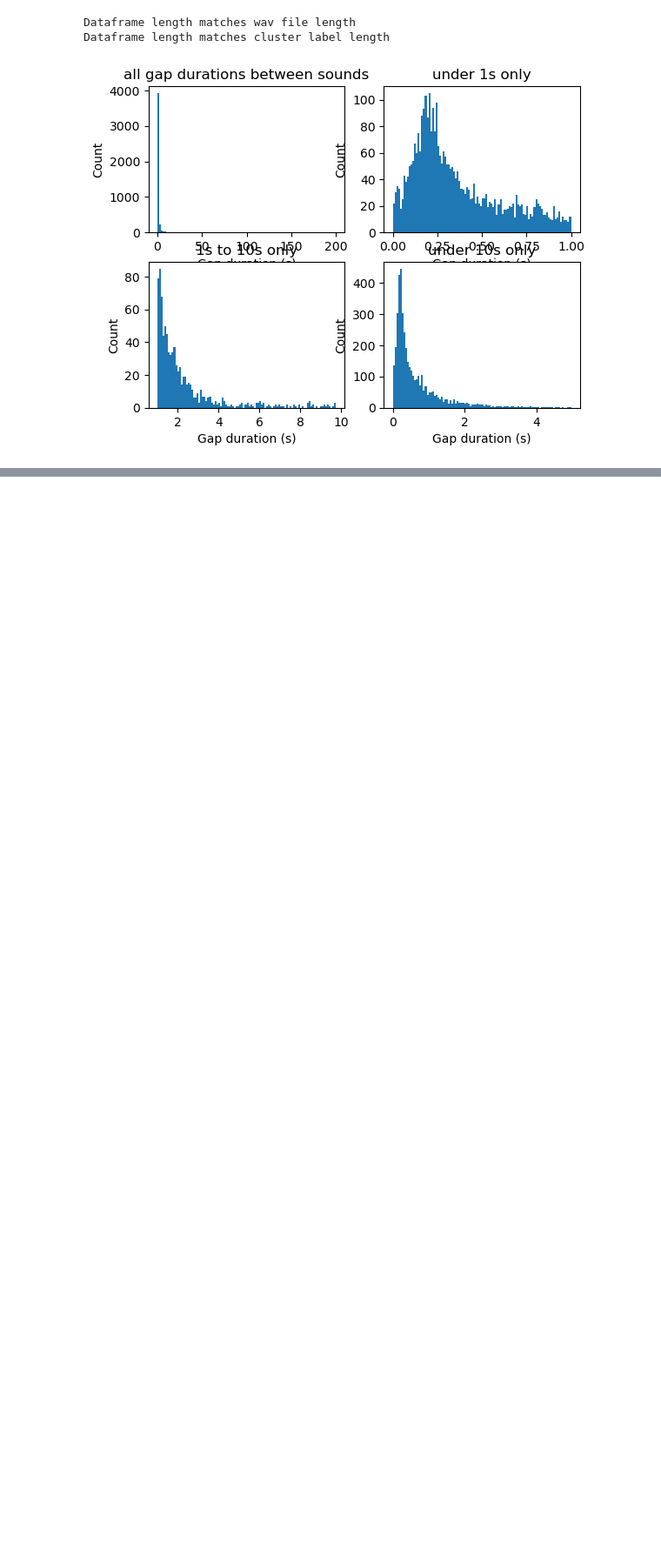
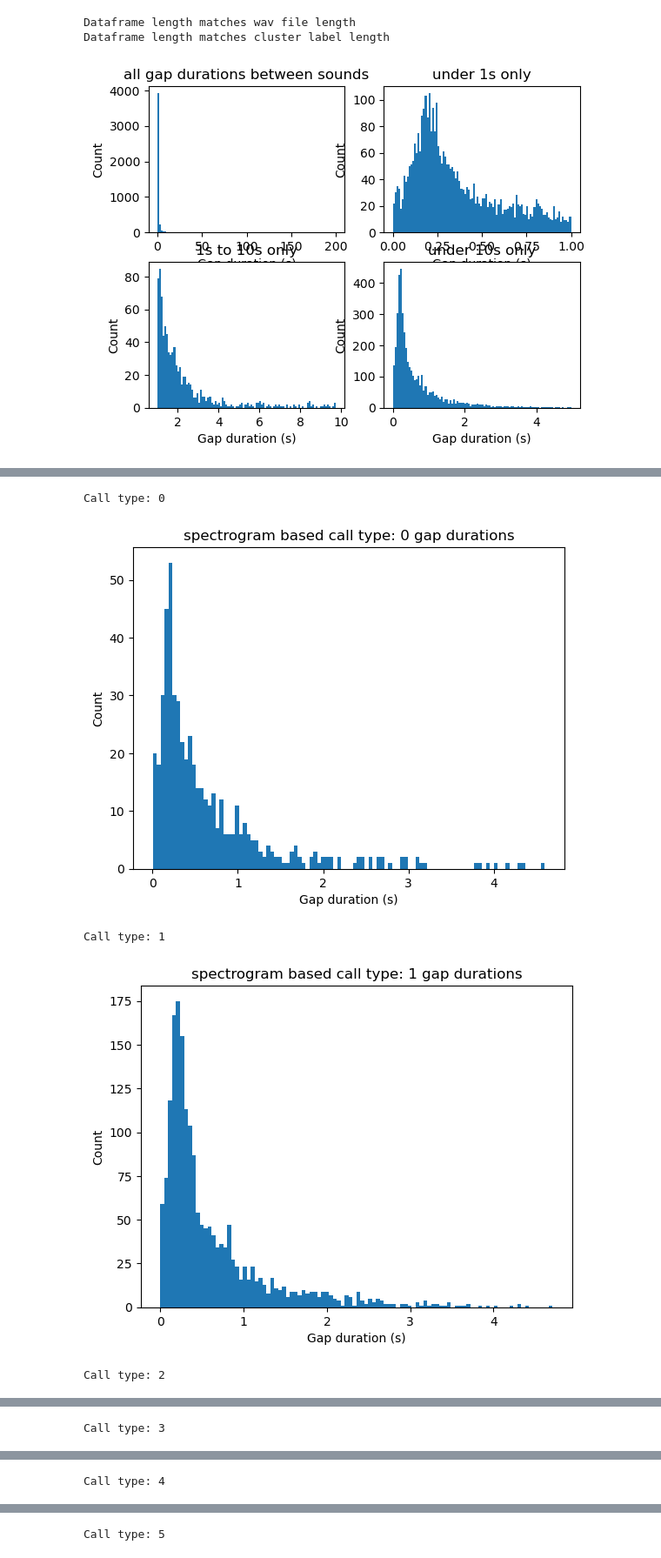
Before and after one commit to billewood/truman, a Jupyter notebook: intersyllable_timings.ipynb, the cells around one changed output, grey strips where cells are left out. Shown: that part at 87% size. Drawn from its saved outputs; the diff is of its cells as text; code cells hidden in the pictures; blank space fills up the shorter version.

```diff
--- a/intersyllable_timings.ipynb
+++ b/intersyllable_timings.ipynb
@@ -51,8 +52,7 @@ shortest_file = wav_list[np.argmin(wav_lengths)]
 fs, data = read(os.path.join(base_folder,'wavs', shortest_file))
 
 # Load the spectrogram data to compare with the soundsep data for consistency.
-
-cluster_labels = np.load(os.path.join(base_folder,'spec_results','cluster_labels.npy'))
+spec_cluster_labels = np.load(os.path.join(base_folder,'spec_results','cluster_labels.npy'))
 # %% [output]
 /Users/williamwood/Documents/Data/Field Station Recordings/for_soundsep/14_38_03_18_07_2023/_appdata/save/segments.csv
 Length of dataframe: 4344
@@ -137,2 +133,0 @@ plt.show()
-# %%
-for call_type in
@@ -394,0 +137,18 @@ Cluster 6 has 20 members
+# %%
+for call_type in np.unique(cluster_labels):
+    print(f'Call type: {call_type}')
+    call_index = (cluster_labels == call_type)
+    call_index = call_index & (df['gap_duration'] < 5)
+    call_gaps = df['gap_duration'][call_index]
+    plt.figure()
+    plt.hist(call_gaps, bins=100)
+    plt.xlabel('Gap duration (s)')
+    plt.ylabel('Count')
+    plt.title(f'spectrogram based call type: {call_type} gap durations')
+    plt.show()
+# %% [output]
+Call type: 0
+[figure, added]
+Call type: 1
+[figure, added]
+Call type: 2
@@ -394,0 +156 @@ Cluster 6 has 20 members
+Call type: 3
@@ -394,0 +158 @@ Cluster 6 has 20 members
+Call type: 4
@@ -394,0 +160 @@ Cluster 6 has 20 members
+Call type: 5
```
Also changed, not shown: parts of 25 cells of this notebook.
